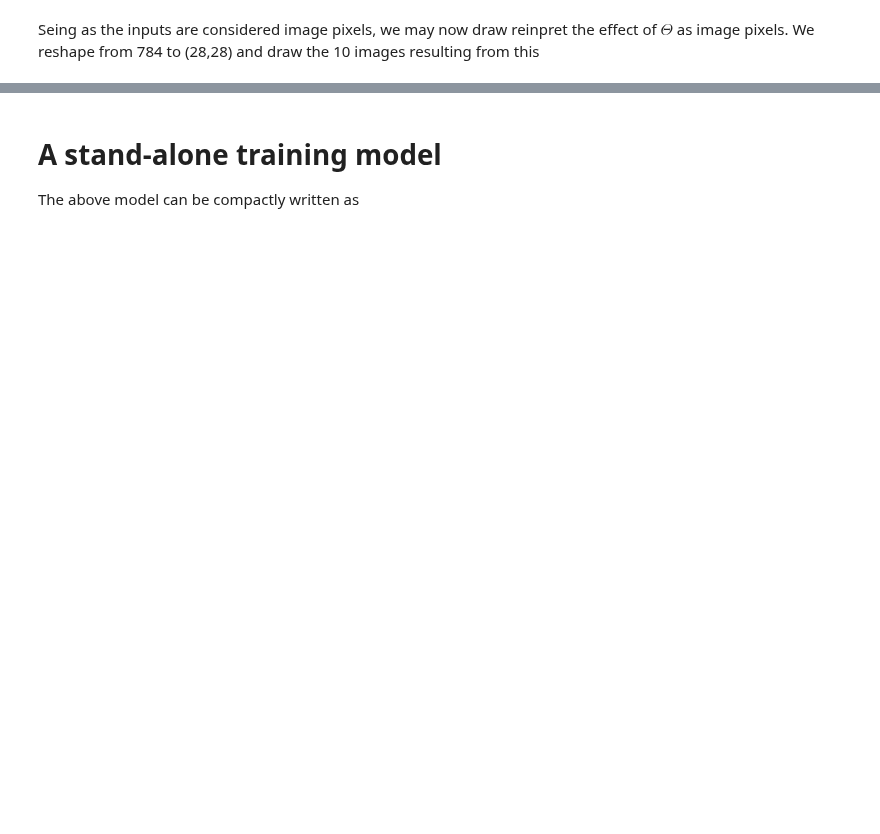
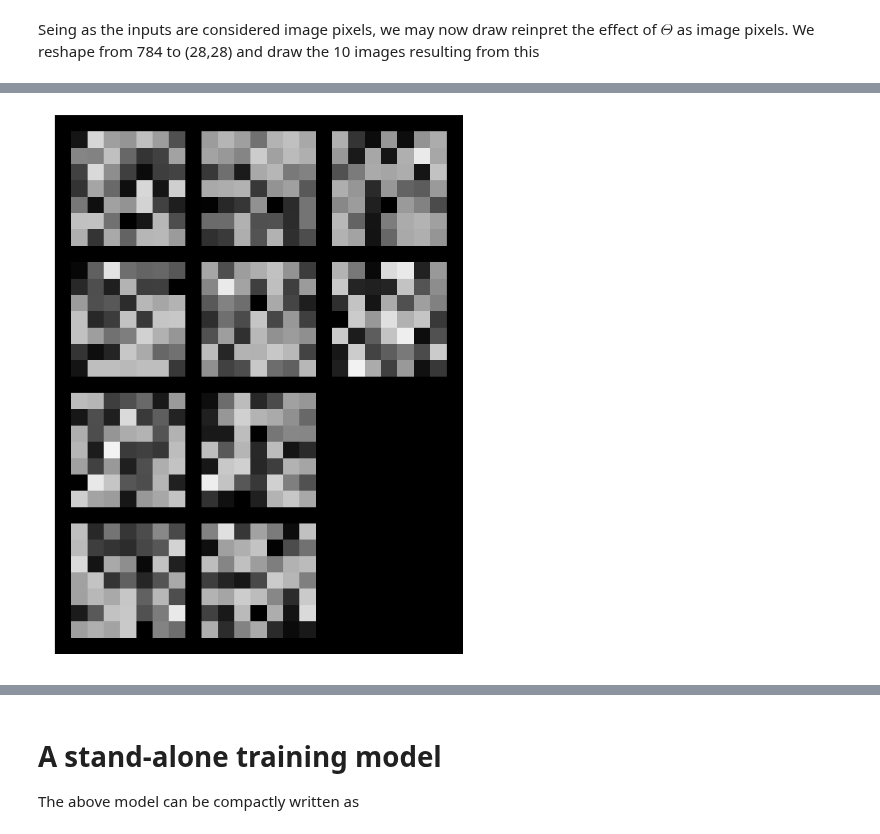
Before and after one commit to sintefmath/GeiloWinterSchool2018, a Jupyter notebook: course_material/Aritifial_Neural_Network.ipynb, the cells around one changed output, grey strips where cells are left out. Saved outputs shown, nothing was run; the diff lists cells and outputs as text; code cells hidden in the pictures; blank space fills up the shorter version.

```diff
--- a/course_material/Aritifial_Neural_Network.ipynb
+++ b/course_material/Aritifial_Neural_Network.ipynb
@@ -344,3 +341,7 @@ Seing as the inputs are considered image pixels, we may now draw reinpret the ef
+# %%
+displayData(theta3);
+# %% [output]
+[figure, added]
 # %%
 displayData(theta)
 # %% [output]
```
Also changed, not shown: parts of 12 cells of this notebook, 1 other file.
